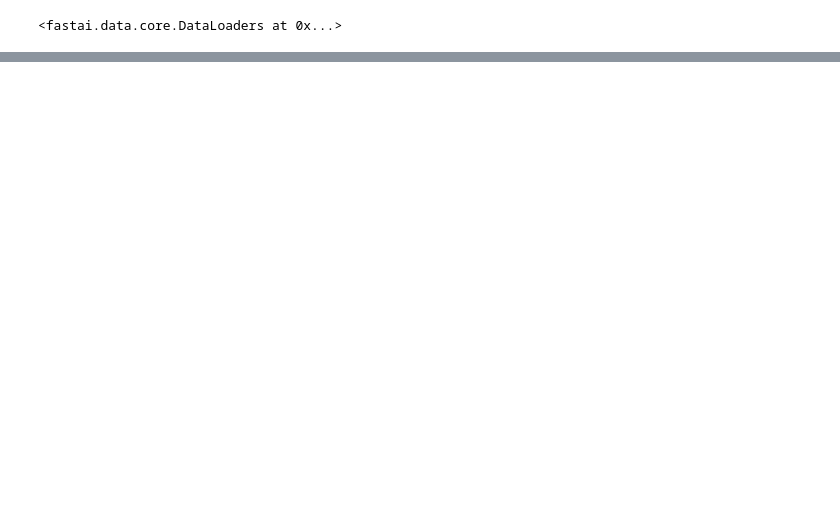
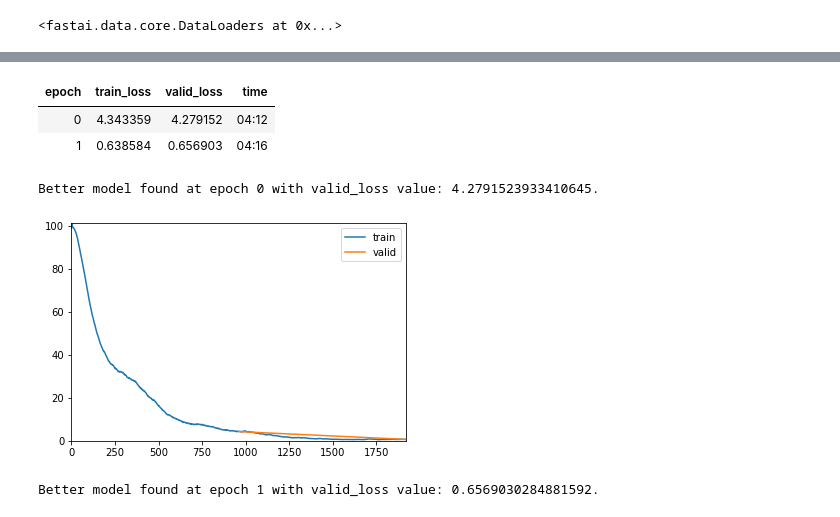
Before and after one commit to katsuunhi/fastai-triplet, a Jupyter notebook: fastai-triplet.ipynb, the cells around one changed output, grey strips where cells are left out. Drawn from its saved outputs; the diff is of its cells as text; code cells hidden in the pictures; blank space fills up the shorter version.

```diff
--- a/fastai-triplet.ipynb
+++ b/fastai-triplet.ipynb
@@ -49,7 +49,6 @@ class TripletTransform(Transform):
 class TripletModel(Module):
     def __init__(self, encoder):
         self.encoder = encoder
-        self.attention = shufaAttention()
 
     def forward(self, x1, x2, x3):
         # anchor positive negative
@@ -66,8 +65,6 @@ def show_batch(x:TripletImage, y, samples, ctxs=None, max_n=6, nrows=None, ncols
     if ctxs is None: ctxs = get_grid(min(x[0].shape[0], max_n), nrows=None, ncols=ncols, figsize=figsize)
     for i,ctx in enumerate(ctxs): TripletImage(x[0][i], x[1][i], x[2][i], x[3][i].item()).show(ctx=ctx)
 
-def siamese_splitter(model):
-    return [params(model.encoder), params(model.head)]
 
 def triplet_top_losses(learn, preds=None, max_n=10, n_cols=2):
     if preds == None:
@@ -111,7 +108,7 @@ class triplet_loss_func(_Loss):
         return F.triplet_margin_loss(anchor, positive, negative, margin=self.margin, p=self.p,
                                      eps=self.eps, swap=self.swap, reduction=self.reduction)
 # %%
-path = '/home/username/.fastai/data/mnist_png/'
+path = '/home/katsu/.fastai/data/mnist_png/'
 files = get_image_files(path)
 labels = list(set(files.map(label_func)))
 splits = RandomSplitter(seed=1)(files)
@@ -120,7 +117,7 @@ tfm = TripletTransform(files, splits)
 valids = [v[0] for k,v in tfm.valid.items()]
 # %%
 tls = TfmdLists(files, tfm, splits=splits)
-dls = tls.dataloaders(after_item=[Resize(105, method='squish'), ToTensor], after_batch=[IntToFloatTensor, Normalize.from_stats(*imagenet_stats)])
+dls = tls.dataloaders(after_item=[Resize(64), ToTensor], after_batch=[IntToFloatTensor, Normalize.from_stats(*imagenet_stats)])
 dls.cuda()
 # %% [output]
 <fastai.data.core.DataLoaders at 0x...>
@@ -134,5 +133,12 @@ earlyStopping = EarlyStoppingCallback(patience=5)
 learn = Learner(dls, model, loss_func=triplet_loss_func(margin=100), cbs=[ShowGraphCallback, SaveModelCallback, earlyStopping])
 # %%
 
-learn.fit_one_cycle(100)
+learn.fit_one_cycle(2)
+# %% [output]
+| epoch | train_loss | valid_loss | time |
+| 0 | 4.343359 | 4.279152 | 04:12 |
+| 1 | 0.638584 | 0.656903 | 04:16 |
+Better model found at epoch 0 with valid_loss value: 4.2791523933410645.
+[figure, added]
+Better model found at epoch 1 with valid_loss value: 0.6569030284881592.
 # %%
```
Also changed, not shown: parts of 3 cells of this notebook.
